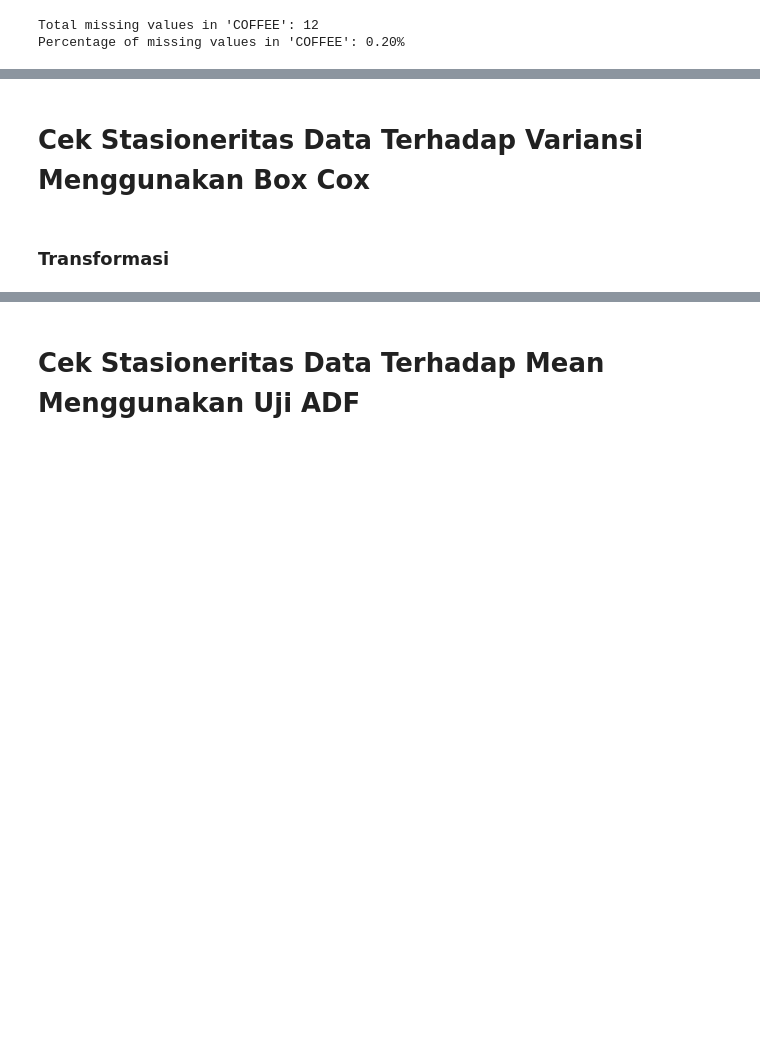
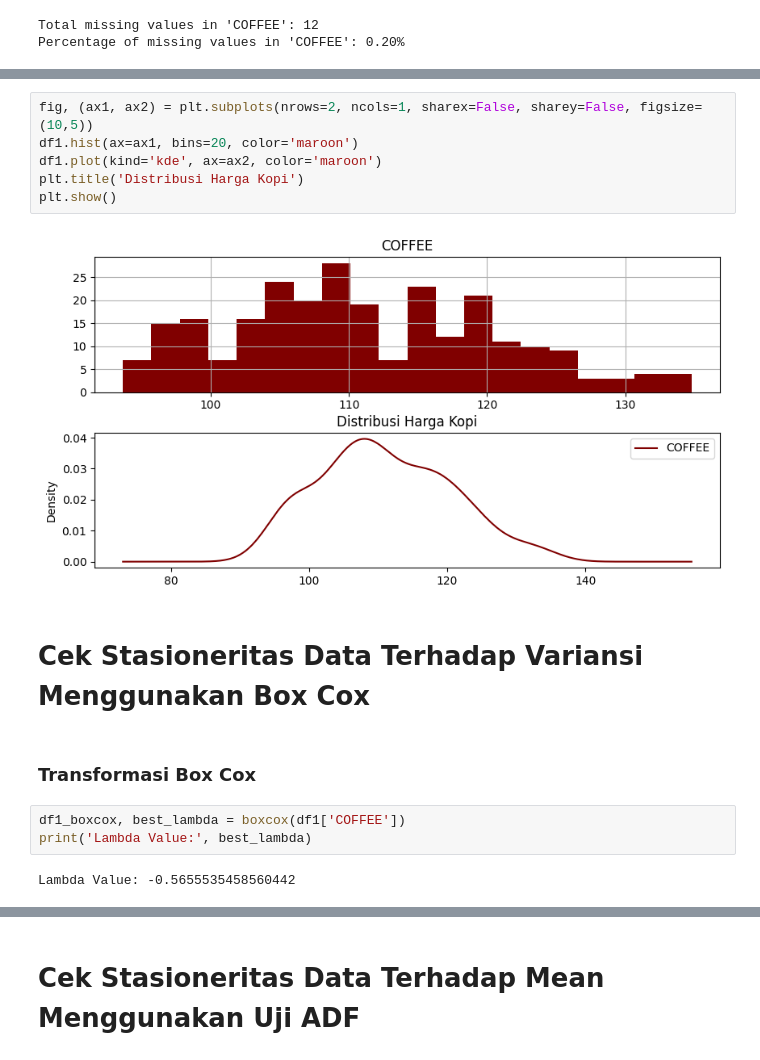
Before and after one commit to firarru/Analisis-Deret-Waktu, a Jupyter notebook: Tubes_ADW.ipynb, the cells around one changed output, grey strips where cells are left out. Cells and saved outputs as stored; diff of their text form; blank space fills up the shorter version.

```diff
--- a/Tubes_ADW.ipynb
+++ b/Tubes_ADW.ipynb
@@ -171,4 +219,17 @@ df2.head()
+# %%
+fig, (ax1, ax2) = plt.subplots(nrows=2, ncols=1, sharex=False, sharey=False, figsize=(10,5))
+df1.hist(ax=ax1, bins=20, color='maroon')
+df1.plot(kind='kde', ax=ax2, color='maroon')
+plt.title('Distribusi Harga Kopi')
+plt.show()
+# %% [output]
+[figure, added]
 # %% [markdown]
 # **Cek Stasioneritas Data Terhadap Variansi Menggunakan Box Cox**
 # %% [markdown]
-### **Transformasi**
+### **Transformasi Box Cox**
+# %%
+df1_boxcox, best_lambda = boxcox(df1['COFFEE'])
+print('Lambda Value:', best_lambda)
+# %% [output]
+Lambda Value: -0.5655535458560442
```
Also changed, not shown: parts of 58 cells of this notebook.
